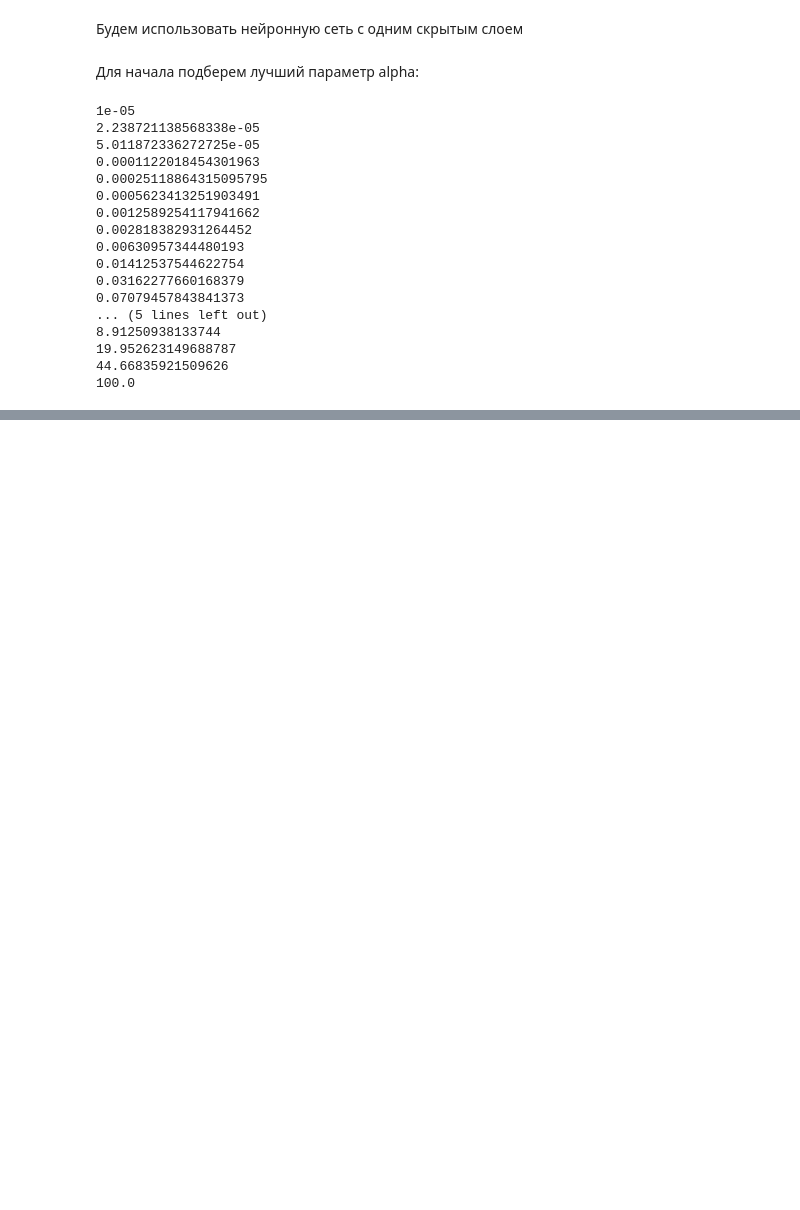
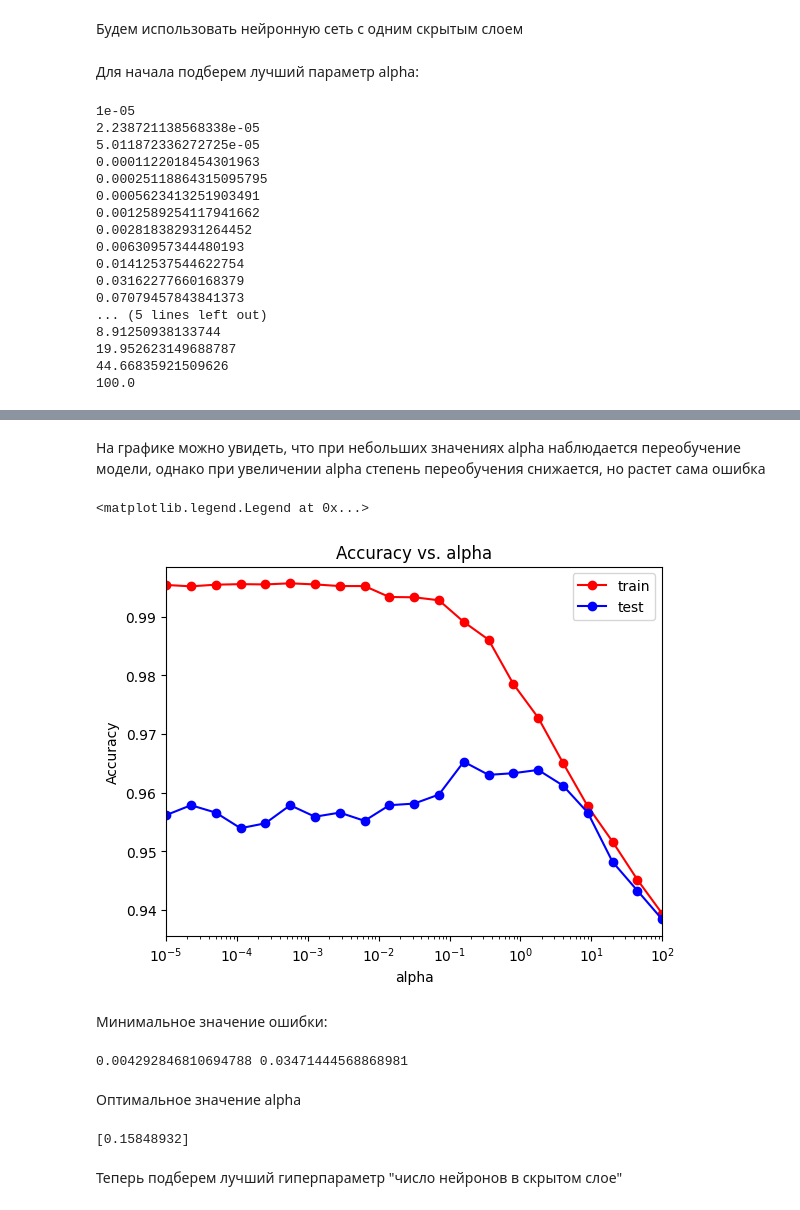
Before and after one commit to ZhdanAndrew/ML, a Jupyter notebook: labs.ipynb, the cells around one changed output, grey strips where cells are left out. Saved outputs shown, nothing was run; the diff lists cells and outputs as text; code cells hidden in the pictures; blank space fills up the shorter version.

```diff
--- a/labs.ipynb
+++ b/labs.ipynb
@@ -711,0 +725,30 @@ for alpha in alpha_arr:
+# %% [markdown]
+На графике можно увидеть, что при небольших значениях alpha наблюдается переобучение модели, однако при увеличении alpha степень переобучения снижается, но растет сама ошибка
+# %%
+plt.semilogx(alpha_arr, train_acc, 'r-o', label = 'train')
+plt.semilogx(alpha_arr, test_acc, 'b-o', label = 'test')
+plt.xlim([np.min(alpha_arr), np.max(alpha_arr)])
+plt.title('Accuracy vs. alpha')
+plt.xlabel('alpha')
+plt.ylabel('Accuracy')
+plt.legend()
+# %% [output]
+<matplotlib.legend.Legend at 0x...>
+[figure, added]
+# %% [markdown]
+Минимальное значение ошибки:
+# %%
+min_train_err = np.min(train_err)
+min_test_err = np.min(test_err)
+print(min_train_err, min_test_err)
+# %% [output]
+0.004292846810694788 0.03471444568868981
+# %% [markdown]
+Оптимальное значение alpha
+# %%
+alpha_opt = alpha_arr[test_err == min_test_err]
+print(alpha_opt)
+# %% [output]
+[0.15848932]
+# %% [markdown]
+Теперь подберем лучший гиперпараметр "число нейронов в скрытом слое"
```
Also changed, not shown: parts of 20 cells of this notebook.
